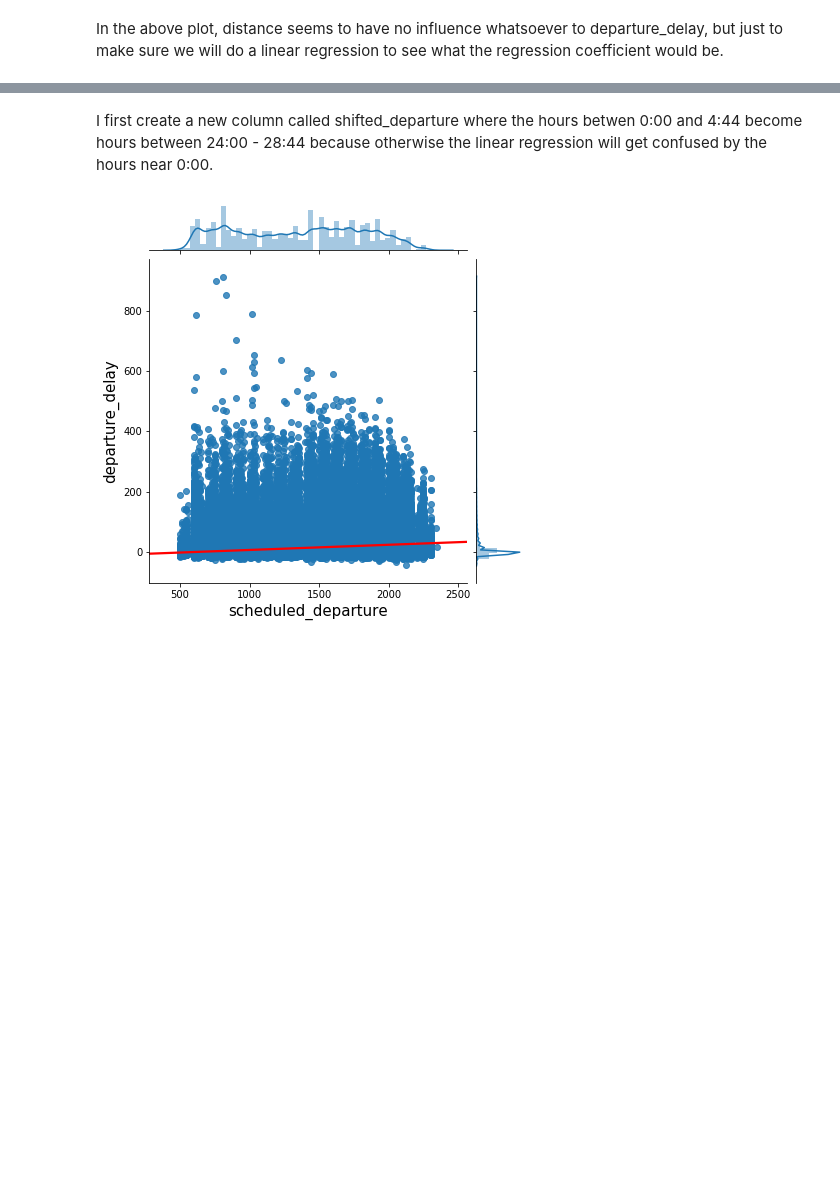
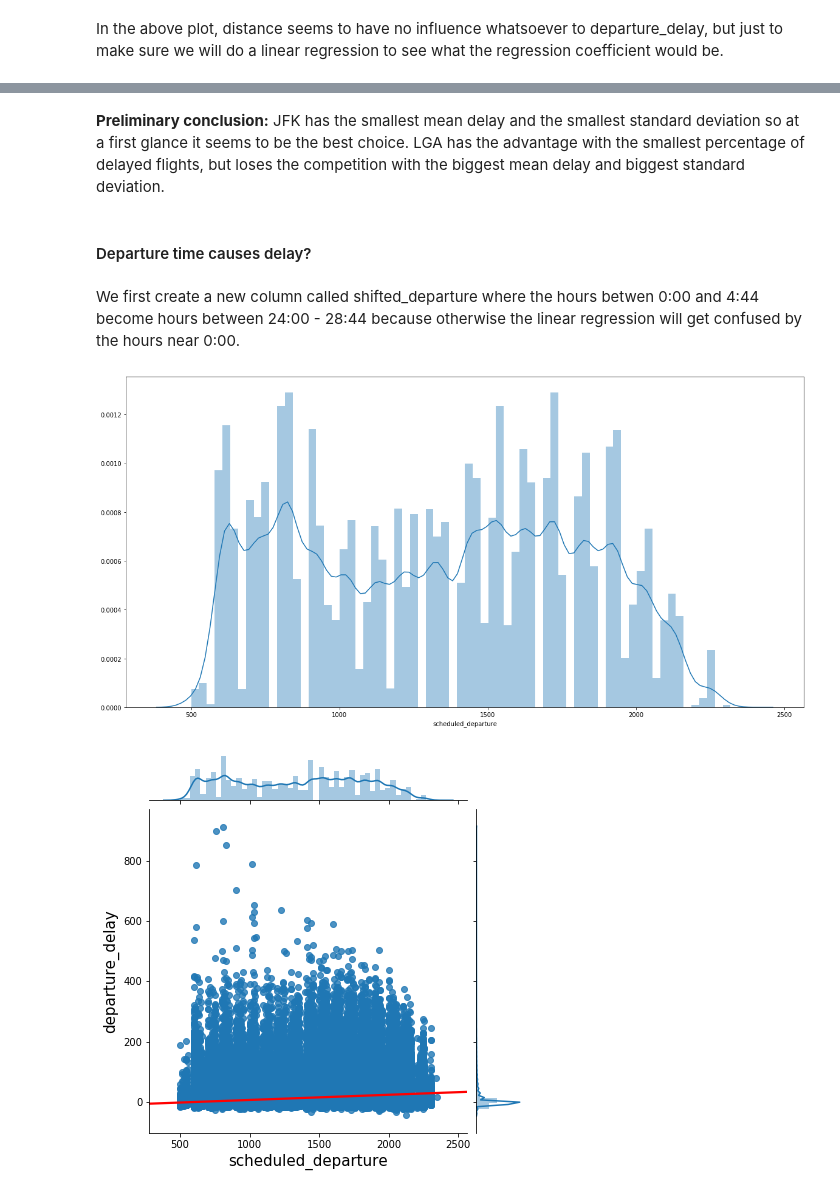
Before and after one commit to mihaihai/flight_data, a Jupyter notebook: A study of flight delays from NY.ipynb, the cells around one changed output, grey strips where cells are left out. Drawn from its saved outputs; the diff is of its cells as text; code cells hidden in the pictures; blank space fills up the shorter version.

```diff
--- a/A study of flight delays from NY.ipynb
+++ b/A study of flight delays from NY.ipynb
@@ -257,7 +259,7 @@ The latest arrival of a flight that arrived the next day is at 5:51AM.
 def to_minutes_departure(number):
     if number == 2400: minutes = 1440 #1440= 24 hours times 60 minutes
     minutes = int(number/100)*60+int(number%100) #minutes since the day started
-    if number < min(earliest_scheduled_departure, earliest_actual_departure): minutes += 1440 #because flight departed next day
+    if number < min(earliest_scheduled_departure, earliest_departure_same_day): minutes += 1440 #because flight departed next day
     #In this case 445 = min(earliest_scheduled_departure, earliest_actual_departure) because no flight left later than 3:53AM and earlier than 4:45AM.
     return minutes
 
@@ -463,9 +465,19 @@ In this section, we go into detail as to what airport is the best choice dependi
+# %% [markdown]
+**Preliminary conclusion:** JFK has the smallest mean delay and the smallest standard deviation so at a first glance it seems to be the best choice. LGA has the advantage with the smallest percentage of delayed flights, but loses the competition with the biggest mean delay and biggest standard deviation.
+# %% [markdown]
+#### Departure time causes delay?
 # %% [markdown]
-I first create a new column called shifted_departure where the hours betwen 0:00 and 4:44 become hours between 24:00 - 28:44 because otherwise the linear regression will get confused by the hours near 0:00.
+We first create a new column called shifted_departure where the hours betwen 0:00 and 4:44 become hours between 24:00 - 28:44 because otherwise the linear regression will get confused by the hours near 0:00.
 # %%
 working['shifted_departure'] = working['departure']
 indexNames = working[working['departure']<earliest_departure_same_day].index
 working.loc[indexNames, 'shifted_departure']=working.loc[indexNames, 'shifted_departure'].add(2400)
+# %%
+fig, ax = plt.subplots(figsize=(20,10))
+sns.distplot(working['scheduled_departure'], bins = 70)
+plt.show()
+# %% [output]
+[figure, added]
 # %%
 plot_linear_regr(working, "scheduled_departure", "departure_delay")
 # %% [output]
```
Also changed, not shown: parts of 40 cells of this notebook.
